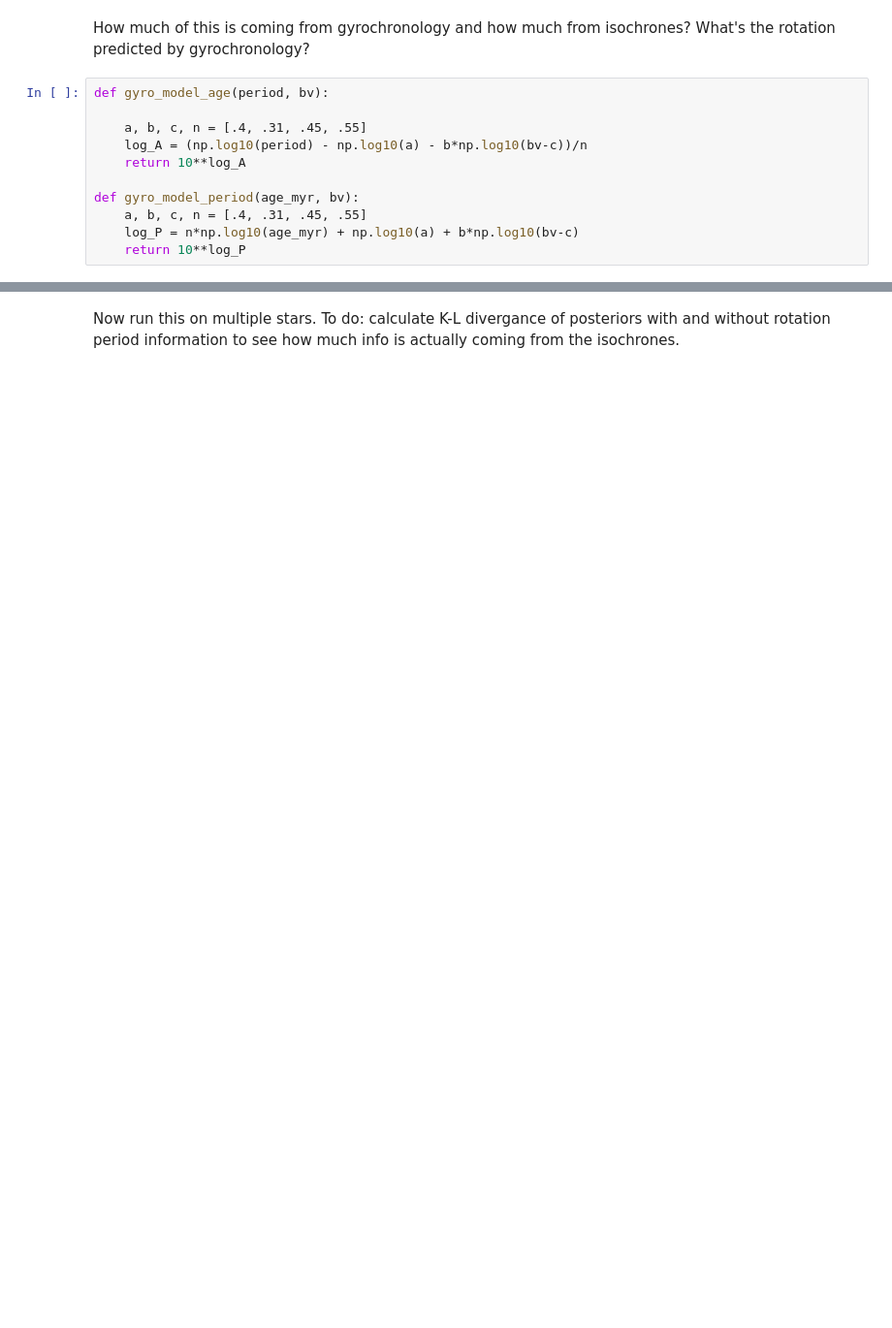
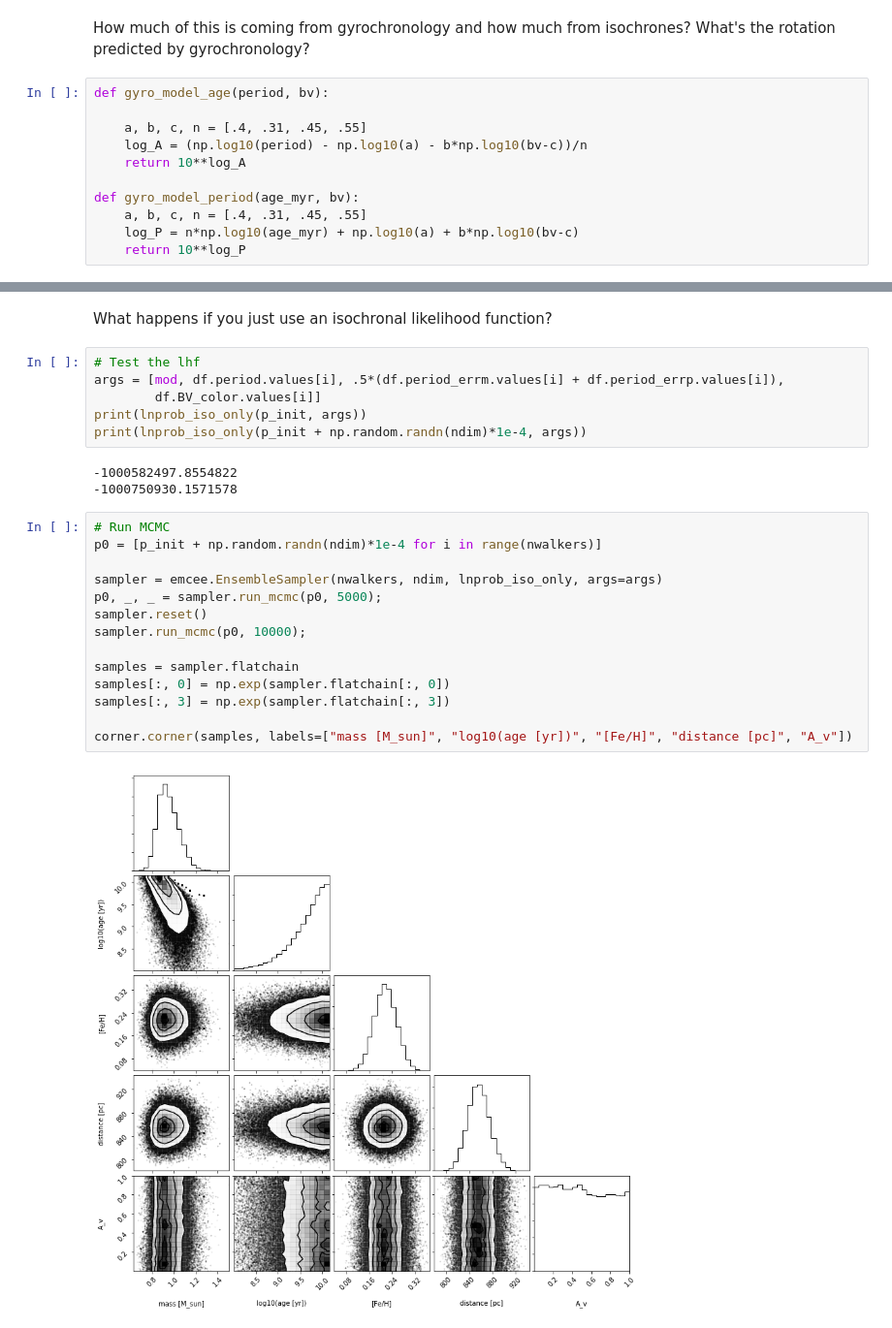
Before and after one commit to RuthAngus/stardate, a Jupyter notebook: age_inference.ipynb, the cells around one changed output, grey strips where cells are left out. Shown at 97% size. Cells and saved outputs as stored; diff of their text form; blank space fills up the shorter version.

```diff
--- a/age_inference.ipynb
+++ b/age_inference.ipynb
@@ -230,2 +246,27 @@ predicted period =  19.527930449263756
-# %% [markdown]
-Now run this on multiple stars. To do: calculate K-L divergance of posteriors with and without rotation period information to see how much info is actually coming from the isochrones.
+# %% [markdown]
+What happens if you just use an isochronal likelihood function?
+# %%
+# Test the lhf
+args = [mod, df.period.values[i], .5*(df.period_errm.values[i] + df.period_errp.values[i]),
+        df.BV_color.values[i]]
+print(lnprob_iso_only(p_init, args))
+print(lnprob_iso_only(p_init + np.random.randn(ndim)*1e-4, args))
+# %% [output]
+-1000582497.8554822
+-1000750930.1571578
+# %%
+# Run MCMC
+p0 = [p_init + np.random.randn(ndim)*1e-4 for i in range(nwalkers)]
+
+sampler = emcee.EnsembleSampler(nwalkers, ndim, lnprob_iso_only, args=args)
+p0, _, _ = sampler.run_mcmc(p0, 5000);
+sampler.reset()
+sampler.run_mcmc(p0, 10000);
+
+samples = sampler.flatchain
+samples[:, 0] = np.exp(sampler.flatchain[:, 0])
+samples[:, 3] = np.exp(sampler.flatchain[:, 3])
+
+corner.corner(samples, labels=["mass [M_sun]", "log10(age [yr])", "[Fe/H]", "distance [pc]", "A_v"])
+# %% [output]
+[figure, added]
```
Also changed, not shown: parts of 13 cells of this notebook.
